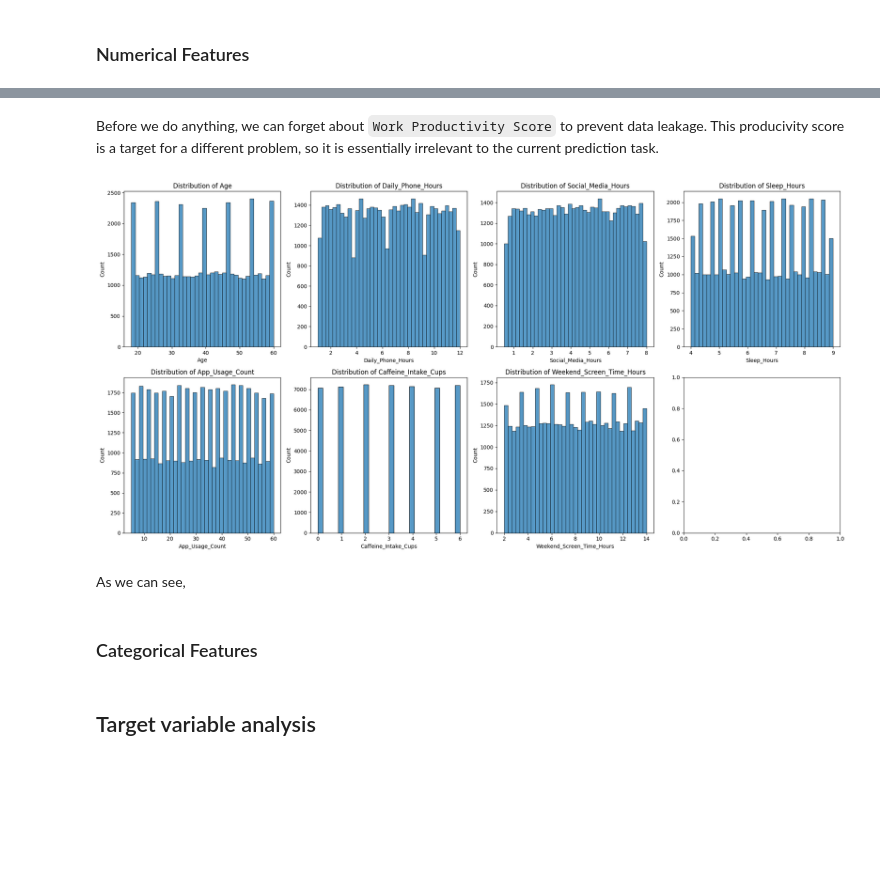
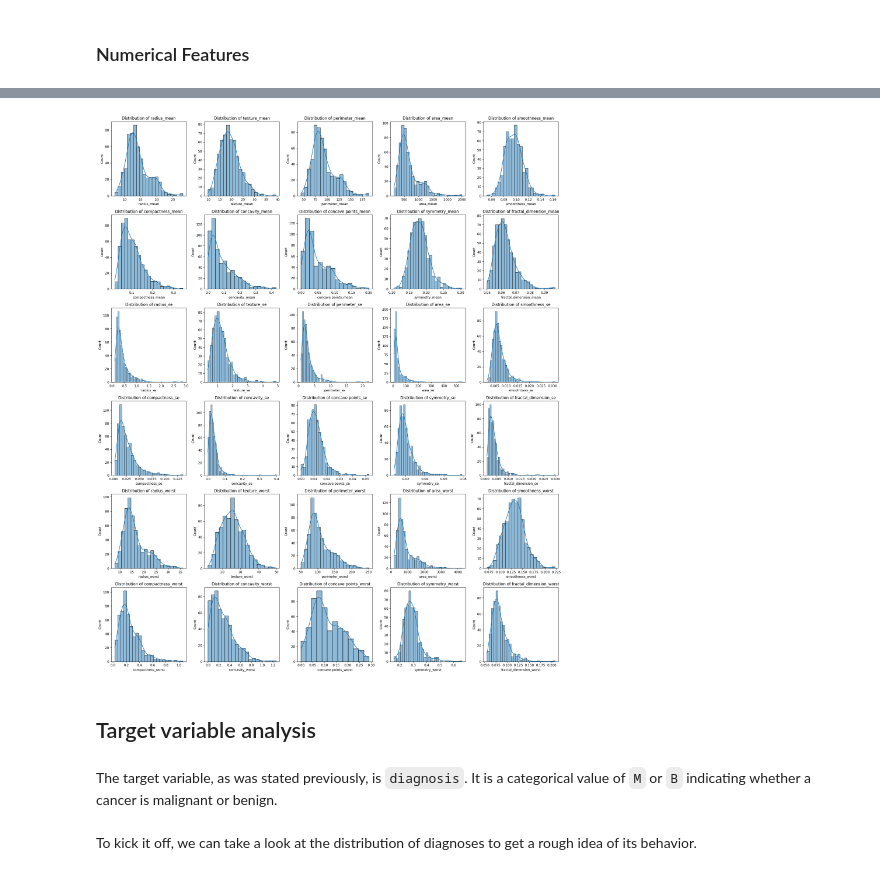
Before and after one commit to braulio-dev/StressPredictor, a Jupyter notebook: main.ipynb, the cells around one changed output, grey strips where cells are left out. Cells and saved outputs as stored; diff of their text form; code cells hidden in the pictures; blank space fills up the shorter version.

```diff
--- a/main.ipynb
+++ b/main.ipynb
@@ -2,6 +2,6 @@
 import kagglehub
 import pandas
 
-path = kagglehub.dataset_download("amar5693/screen-time-sleep-and-stress-analysis-dataset")
+path = kagglehub.dataset_download("erdemtaha/cancer-data")
 print("Path to dataset files:", path)
 # %% [output]
@@ -14,5 +17,5 @@ import seaborn as sns
 # %%
-path = Path(path) / Path("Smartphone_Usage_Productivity_Dataset_50000.csv")
+path = Path(path) / Path("Cancer_Data.csv")
 data = pd.read_csv(path)
 data.head()
 # %% [output]
@@ -54,3 +57,5 @@ There are 50,000 entries in this dataset. All columns have fully populated value
+# %%
+data.drop(columns=["Unnamed: 32"], inplace=True)
 # %%
 missing_values = data.isnull().sum()
 print("Missing values per column:")
@@ -123,21 +180,31 @@ The numerical features are the following:
-# %% [markdown]
-Before we do anything, we can forget about `Work Productivity Score` to prevent data leakage. This producivity score is a target for a different problem, so it is essentially irrelevant to the current prediction task.
 # %%
-numerical_cols = ['Age', 'Daily_Phone_Hours', 'Social_Media_Hours', 'Sleep_Hours', 'App_Usage_Count', 'Caffeine_Intake_Cups', 'Weekend_Screen_Time_Hours']
+numerical_cols = [
+    'radius_mean', 'texture_mean', 'perimeter_mean', 'area_mean',
+    'smoothness_mean', 'compactness_mean', 'concavity_mean', 'concave points_mean',
+    'symmetry_mean', 'fractal_dimension_mean',
+    'radius_se', 'texture_se', 'perimeter_se', 'area_se',
+    'smoothness_se', 'compactness_se', 'concavity_se', 'concave points_se',
+    'symmetry_se', 'fractal_dimension_se',
+    'radius_worst', 'texture_worst', 'perimeter_worst', 'area_worst',
+    'smoothness_worst', 'compactness_worst', 'concavity_worst',
+    'concave points_worst', 'symmetry_worst', 'fractal_dimension_worst'
+]
 
-fig, axes = plt.subplots(2, 4, figsize=(20, 10))
+fig, axes = plt.subplots(6, 5, figsize=(20, 24))
 axes = axes.flatten()
+
 for i, col in enumerate(numerical_cols):
-    sns.histplot(data[col], ax=axes[i])
+    sns.histplot(data[col], ax=axes[i], kde=True)
     axes[i].set_title(f'Distribution of {col}')
+
 plt.tight_layout()
 plt.show()
 # %% [output]
-[figure, old version]
+[figure, new version]
-# %% [markdown]
-As we can see,
-# %% [markdown]
-### Categorical Features
 # %% [markdown]
 ## Target variable analysis
+# %% [markdown]
+The target variable, as was stated previously, is `diagnosis`. It is a categorical value of `M` or `B` indicating whether a cancer is malignant or benign.
+# %% [markdown]
+To kick it off, we can take a look at the distribution of diagnoses to get a rough idea of its behavior.
 # %%
```
Also changed, not shown: parts of 28 cells of this notebook.
